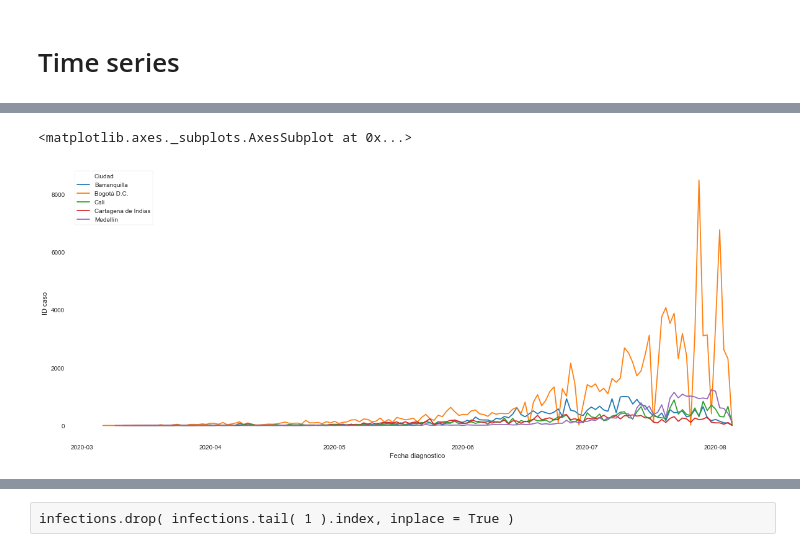
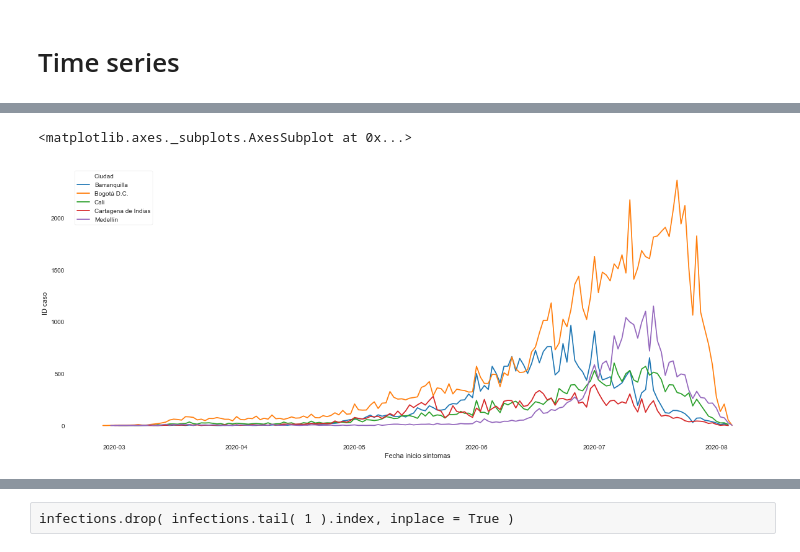
Before and after one commit to andrespd1/siscovid, a Jupyter notebook: COVID-19.ipynb, the cells around one changed output, grey strips where cells are left out. Drawn from its saved outputs; the diff is of its cells as text; code cells hidden in the pictures.

```diff
--- a/COVID-19.ipynb
+++ b/COVID-19.ipynb
@@ -221,9 +207,9 @@ daily_cases_by_city.rename( columns = { 'Fecha diagnostico': 'date' } ).to_csv(
 # %%
 plt.figure( figsize = ( 20, 8 ) )
-sns.lineplot( x = 'Fecha diagnostico', y = 'ID caso', hue = 'Ciudad', data = covid.loc[ covid[ 'Ciudad' ].isin( CITIES ) ].groupby( [ 'Ciudad', covid[ 'Fecha diagnostico' ].dt.date ] ).agg( { 'ID caso': 'count' } ).reset_index() )
+sns.lineplot( x = 'Fecha inicio sintomas', y = 'ID caso', hue = 'Ciudad', data = covid.loc[ covid[ 'Ciudad' ].isin( CITIES ) ].groupby( [ 'Ciudad', covid[ 'Fecha inicio sintomas' ].dt.date ] ).agg( { 'ID caso': 'count' } ).reset_index() )
 # %% [output]
 <matplotlib.axes._subplots.AxesSubplot at 0x...>
-[figure, old version]
+[figure, new version]
 # %%
 # Plotting diagnosed cases by day (cumulative sum)
 covid.groupby( [ covid[ 'Fecha diagnostico' ].dt.date ] ).agg( { 'ID caso': 'count' } ).cumsum().plot( figsize = ( 20, 8 ) )
```
Also changed, not shown: parts of 15 cells of this notebook, 5 other files.
